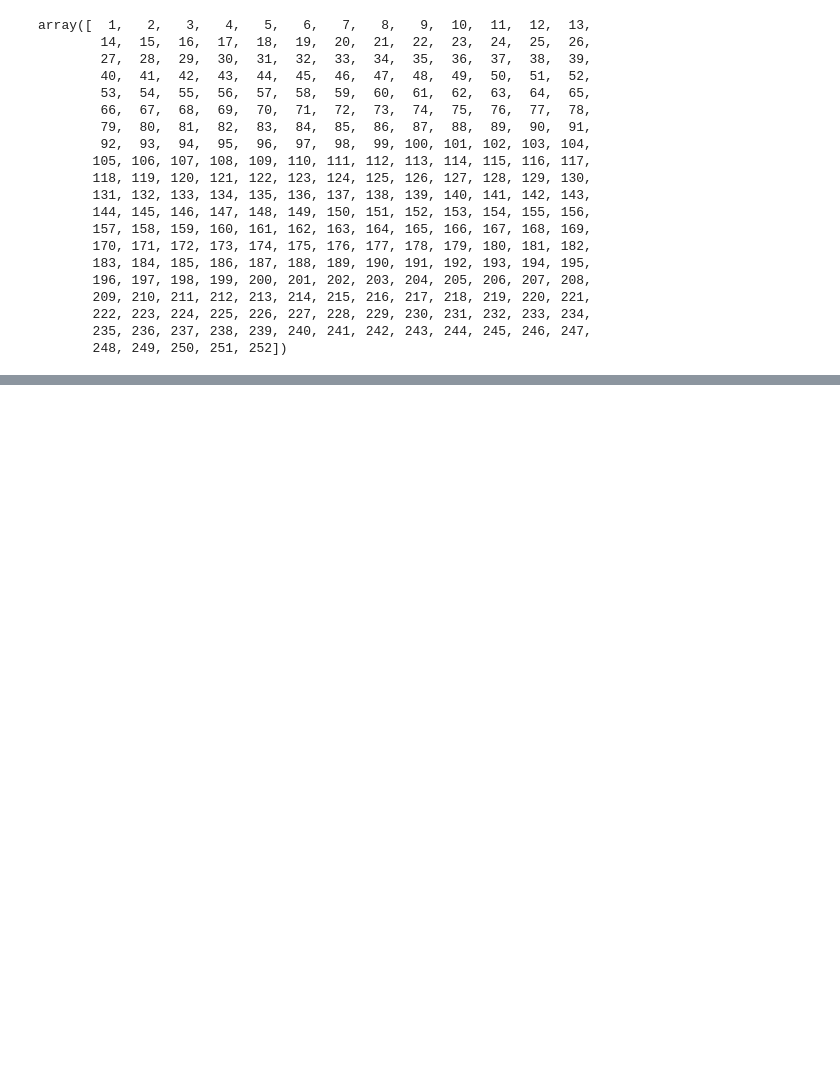
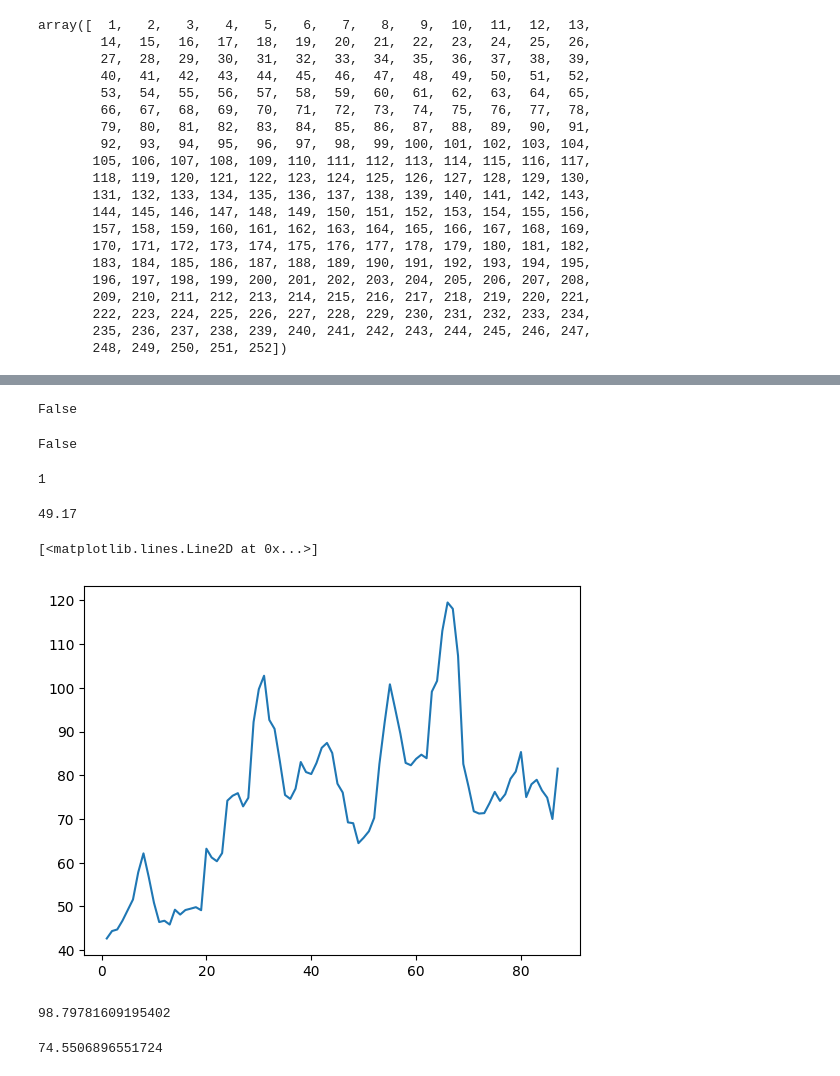
Before and after one commit to MarceloAfonso-dev/ALURA.Python-Data-Science, a Jupyter notebook: 2. Pacotes de dados/numpy-dados/Numpy_curso.ipynb, the cells around one changed output, grey strips where cells are left out. Saved outputs shown, nothing was run; the diff lists cells and outputs as text; code cells hidden in the pictures; blank space fills up the shorter version.

```diff
--- a/2. Pacotes de dados/numpy-dados/Numpy_curso.ipynb
+++ b/2. Pacotes de dados/numpy-dados/Numpy_curso.ipynb
@@ -48,0 +112,31 @@ array([  1,   2,   3,   4,   5,   6,   7,   8,   9,  10,  11,  12,  13,
+# %%
+np.array_equal(Moscow_ano3, Moscow_ano4)
+# %% [output]
+False
+# %%
+np.allclose(Moscow_ano3, Moscow_ano4, 0.01)
+# %% [output]
+False
+# %%
+sum(np.isnan(Kalinigrad))
+# %% [output]
+1
+# %%
+(Kalinigrad[3]+Kalinigrad[5])/2
+# %% [output]
+49.17
+# %%
+Kalinigrad[4] = np.mean([Kalinigrad[3], Kalinigrad[5]])
+# %%
+plt.plot(datas, Kalinigrad, label='Kalinigrad')
+# %% [output]
+[<matplotlib.lines.Line2D at 0x...>]
+[figure, added]
+# %%
+np.mean(Moscow)
+# %% [output]
+98.79781609195402
+# %%
+np.mean(Kalinigrad)
+# %% [output]
+74.5506896551724
```
Also changed, not shown: parts of 17 cells of this notebook, 2 other files.
